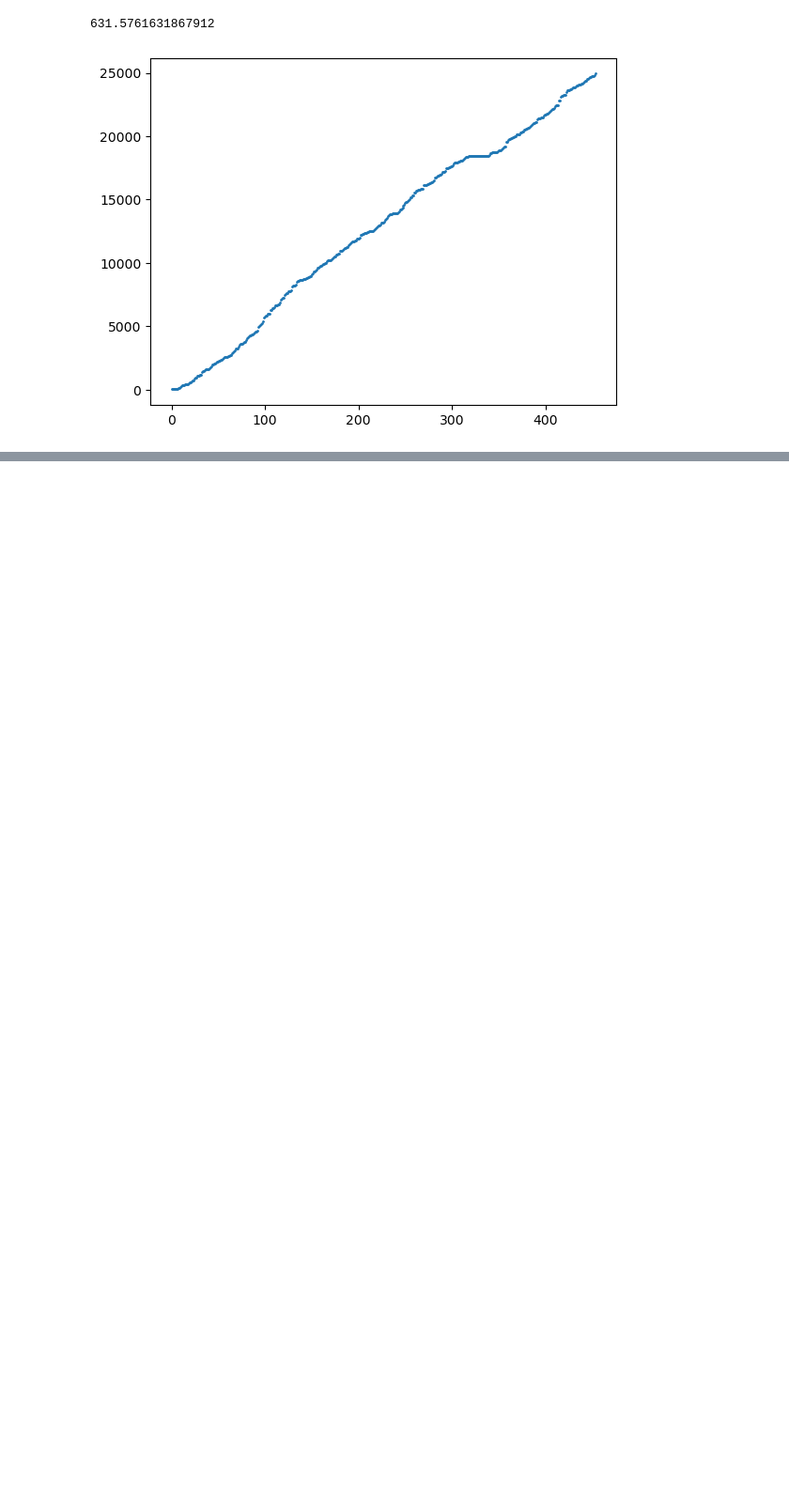
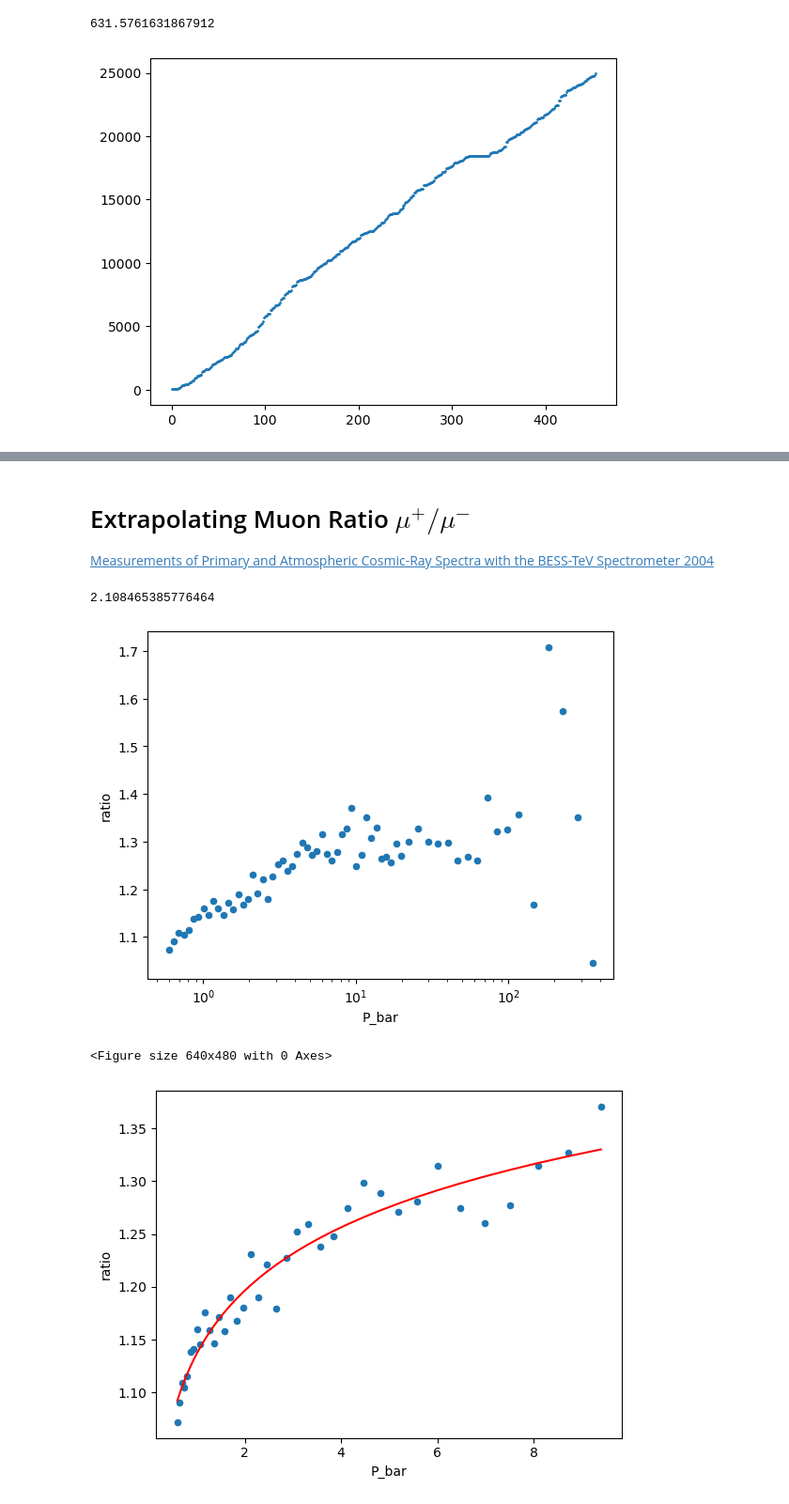
Before and after one commit to KyleTaft/PHY451_Muon_Fall2024, a Jupyter notebook: muon.ipynb, the cells around one changed output, grey strips where cells are left out. Shown at 94% size. Drawn from its saved outputs; the diff is of its cells as text; code cells hidden in the pictures; blank space fills up the shorter version.

```diff
--- a/muon.ipynb
+++ b/muon.ipynb
@@ -152,0 +178,35 @@ print(len(data)/data['time'].max()*60)
+# %% [markdown]
+# Extrapolating Muon Ratio $\mu^+/\mu^-$
+
+[Measurements of Primary and Atmospheric Cosmic-Ray Spectra with the BESS-TeV Spectrometer 2004](http://arxiv.org/abs/astro-ph/0403704v1)
+# %%
+# Read in data
+# data = np.loadtxt('24-10-17-11-11.data')
+ratio_data = pd.read_csv('muon_flux.txt', sep=' ', header=None, names=['P_bar_+', 'muon_+', 'P_bar_-', 'muon_-'])
+ratio_data['P_bar'] = (ratio_data['P_bar_+'] + ratio_data['P_bar_-']) / 2
+ratio_data['ratio'] = ratio_data['muon_+'] / ratio_data['muon_-']
+
+ratio_data.plot(x='P_bar', y='ratio', kind='scatter', logy=False, logx=True)
+
+mask = ratio_data['P_bar'] < 10
+
+plt.figure()
+ratio_data[mask].plot(x='P_bar', y='ratio', kind='scatter', logy=False, logx=False)
+
+def log_func(x, a, b):
+    return a * np.log(x) + b
+
+params, cov = curve_fit(log_func, ratio_data[mask]['P_bar'], ratio_data[mask]['ratio'])
+plt.plot(ratio_data[mask]['P_bar'], log_func(ratio_data[mask]['P_bar'], *params), 'r-')
+
+
+ratio = log_func(0.12011, *params)
+def t_obs(t_pos,t_neg,ratio):
+    return (1+ratio)*(t_neg * t_pos)/(t_pos + ratio*t_neg)
+t_obs(2.2, 2.0280, ratio)
+# print(params)
+# %% [output]
+2.108465385776464
+[figure, added]
+<Figure size 640x480 with 0 Axes>
+[figure, added]
```
Also changed, not shown: parts of 6 cells of this notebook, 1 other file.
